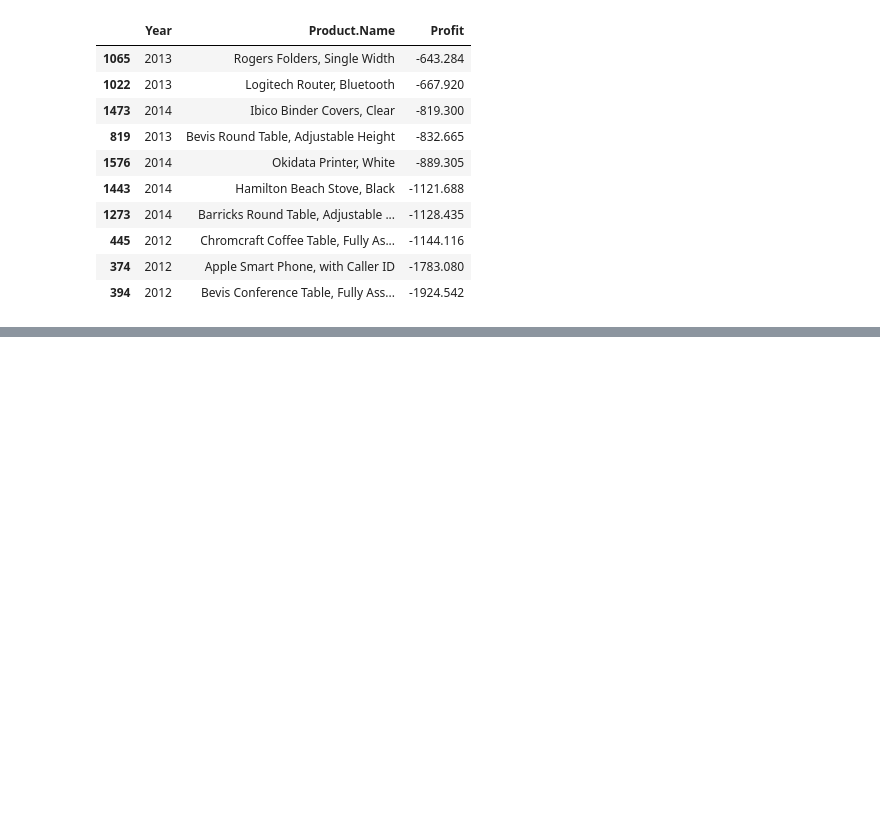
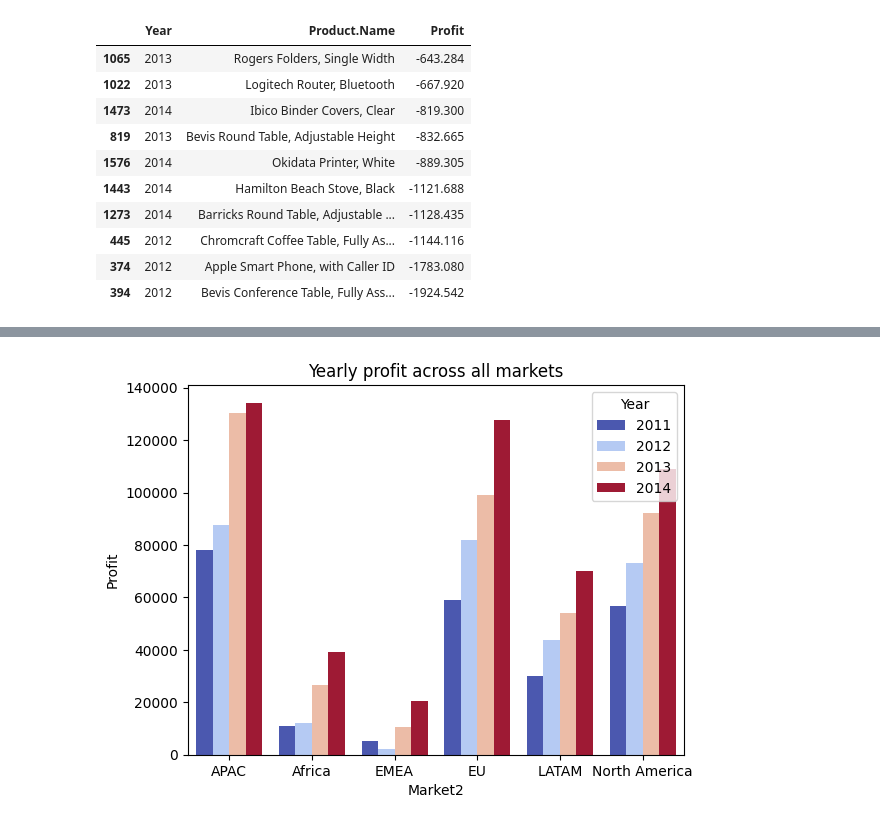
Before and after one commit to derewor/Superstore-Project, a Jupyter notebook: Superstore_analysis.ipynb, the cells around one changed output, grey strips where cells are left out. Cells and saved outputs as stored; diff of their text form; code cells hidden in the pictures; blank space fills up the shorter version.

```diff
--- a/Superstore_analysis.ipynb
+++ b/Superstore_analysis.ipynb
@@ -559,0 +653,6 @@ germ_bottom10
+# %%
+sns.barplot(data=low_markets, x='Market2', y='Profit', hue='Year', palette='coolwarm')
+plt.title('Yearly profit across all markets')
+plt.show()
+# %% [output]
+[figure, added]
```
Also changed, not shown: parts of 41 cells of this notebook.
